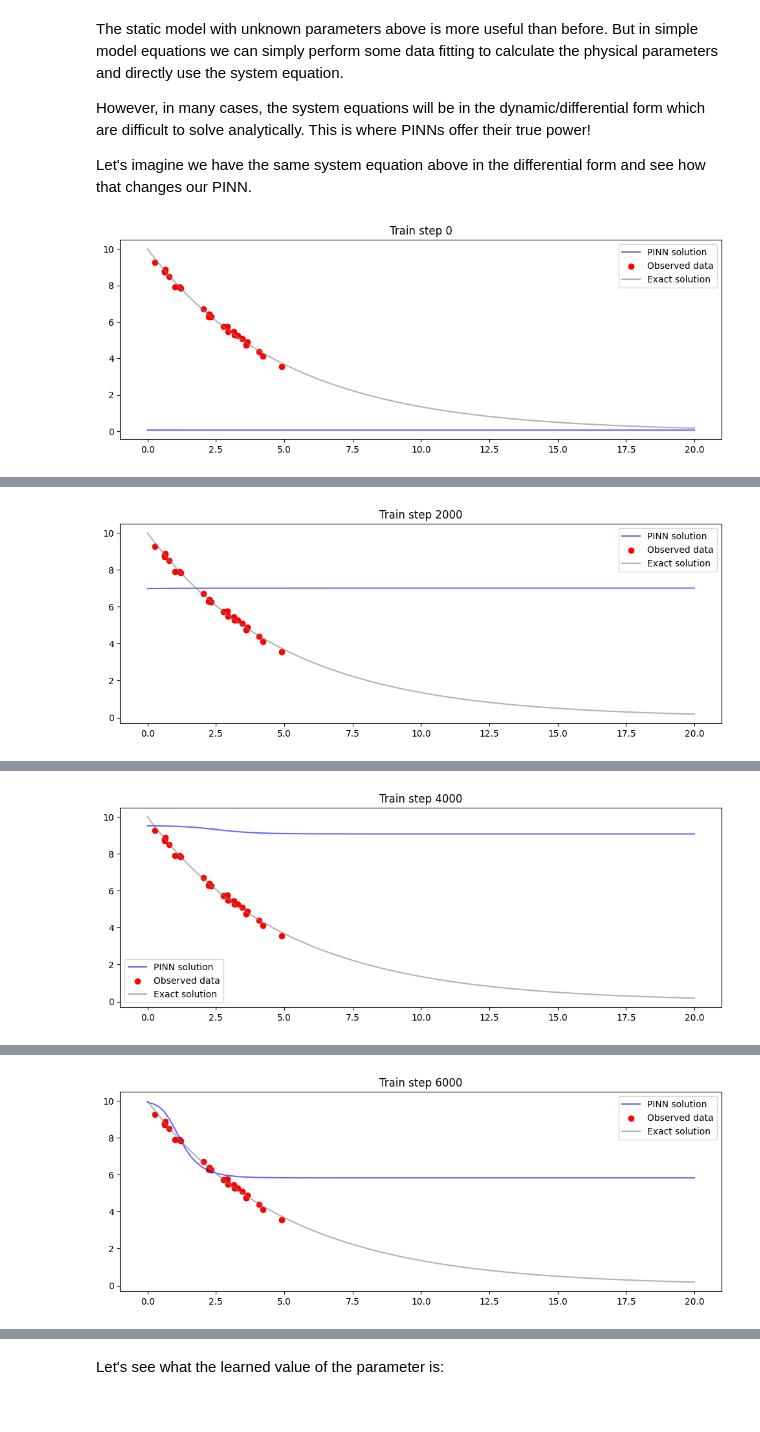
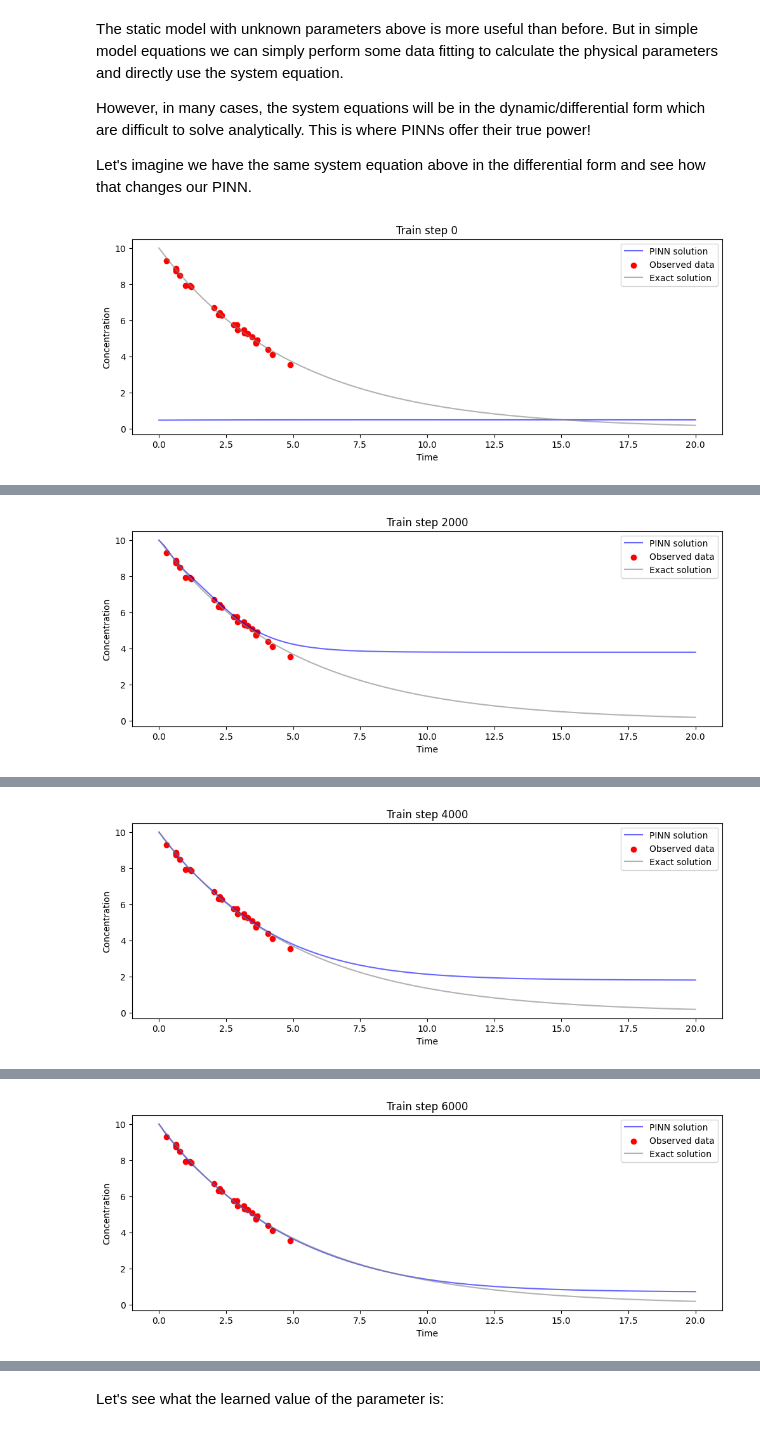
Before and after one commit to SamerHany/CHES307-Applications-of-Machine-Learning-in-Chemical-Engineering, a Jupyter notebook: Week 3/Tutorial 3 - Physics-informed neural networks.ipynb, the cells around one changed output, grey strips where cells are left out. Cells and saved outputs as stored; diff of their text form; code cells hidden in the pictures.

```diff
--- a/Week 3/Tutorial 3 - Physics-informed neural networks.ipynb
+++ b/Week 3/Tutorial 3 - Physics-informed neural networks.ipynb
@@ -123,8 +123,8 @@ To train our network, we need some observed/experimental data. So, we will creat
 torch.manual_seed(12)
 
 # model parameters
-c_0 = 10.0    # initial concentration
-k = 0.2     # reaction rate constant
+c_0 = 10.0      # initial concentration
+k = 0.2         # reaction rate constant
 
 # define the experimental range for the independent parameter
 x_obs = torch.rand(25).view(-1, 1) * 5
@@ -144,6 +144,8 @@ def plot_observed_data():
     plt.scatter(x_obs, y_obs, label='Observed data', color='red')
     plt.plot(x_test, y_exact, label='Exact solution', color='grey', alpha=0.6)
     plt.legend()
+    plt.xlabel('Time')
+    plt.ylabel('Concentration')
     plt.show()
 
 plot_observed_data()
@@ -413,33 +448,33 @@ class PINN(nn.Module):
         super().__init__()
         self.act_fn = act_fn
 
-        # create the input layer
-        self.input_layer = nn.Sequential(nn.Linear(n_input, n_hidden), act_fn)
+        # create the first hidden layer connected to the inputs
+        self.nn_start = nn.Sequential(nn.Linear(n_input, n_hidden), act_fn)
 
-        # create the hidden layers
-        self.hidden_layers = nn.Sequential(*[nn.Sequential(nn.Linear(n_hidden, n_hidden), act_fn) for _ in range(n_layers-1)])
+        # create the rest of the hidden layers
+        self.nn_hidden = nn.Sequential(*[nn.Sequential(nn.Linear(n_hidden, n_hidden), act_fn) for _ in range(n_layers-1)])
 
         # create the output layer
-        self.output_layer = nn.Linear(n_hidden, n_output)
+        self.nn_end = nn.Linear(n_hidden, n_output)
 
-        # physical parameters to be learned
+        # CHANGE #1: physical parameters to be learned
         self.k = nn.Parameter(torch.rand(1), requires_grad=True)
 
     # define the forward pass of the network
     def forward(self, x):
-        x = self.input_layer(x)
-        x = self.hidden_layers(x)
-        x = self.output_layer(x)
+        x = self.nn_start(x)
+        x = self.nn_hidden(x)
+        x = self.nn_end(x)
         return x
 
     # define the fit method
     def fit(self, X, y, n_epochs, lr=0.01):
-        # physical parameters
+        # CHANGE #2: physical parameters
         x_phys = torch.linspace(0, 20, 100).view(-1, 1).requires_grad_(True)     # very important to set requires_grad=True to compute gradients
-        x_bound = torch.tensor(0.).view(-1, 1).requires_grad_(True)
+        x_init = torch.tensor(0.).view(-1, 1).requires_grad_(True)
         lambda_data = 1
         lambda_phys = 2
-        lambda_bound = 10
+        lambda_init = 10
 
         # define the optimizer and the loss function
         optimizer = torch.optim.Adam(self.parameters(), lr=lr)
@@ -447,16 +482,17 @@ class PINN(nn.Module):
 
         # train the model
         for epoch in range(n_epochs+1):
-            # reset the gradients back to zero
+            # 1. reset the gradients back to zero
             optimizer.zero_grad()
 
-            # compute the output using the trained model
+            # 2. compute the output using the trained model
             y_pred = self.forward(X)
 
-            # compute data loss
+            # 3.1. compute data loss
             loss_data = loss_fn(y_pred, y)
 
-            # compute physics loss
+            # CHANGE #3: compute the gradients of the physical loss
+            # 3.2. compute physics loss
             y_phys = self.forward(x_phys)
             # compute the derivative of y with respect to x
             # this is done by using the autograd.grad function
@@ -464,15 +500,18 @@ class PINN(nn.Module):
             dydx = torch.autograd.grad(y_phys, x_phys, torch.ones_like(y_phys), create_graph=True)[0]
             loss_phys = loss_fn(dydx, -1*self.k*y_phys)
 
-            # compute boundary loss
-            y_bound = self.forward(x_bound)
-            loss_bound = loss_fn(y_bound, torch.tensor(c_0).view(-1, 1))
+            # CHANGE #4: compute the initial loss
+            # 3.3. compute initial loss
+            y_init = self.forward(x_init)
+            loss_init = loss_fn(y_init, torch.tensor(c_0).view(-1, 1))
 
-            # compute the total loss
-            loss = lambda_data*loss_data + lambda_phys*loss_phys + lambda_bound*loss_bound
+            # 3.4. compute the total loss
+            loss = lambda_data*loss_data + lambda_phys*loss_phys + lambda_init*loss_init
 
-            # backpropagate the loss and update the weights
+            # 4. backpropagate the loss
             loss.backward()
+
+            # 5. update the weights
             optimizer.step()
 
             # plot the result as training progresses
@@ -483,10 +522,13 @@ class PINN(nn.Module):
                 plt.plot(x_test[:,0], y_pred[:,0], label='PINN solution', color='blue', alpha=0.6)
                 plot_observed_data()
 
+                # print the loss
+                print(f'Epoch {epoch}, Loss {loss.item()}')
+
 # create a neural network instance
-model_pinn = PINN(1, 1, 3, 2)
+model_pinn = PINN(1, 1, 10, 2)
 
 # train the NN
-model_pinn.fit(x_obs, y_obs, 20000, lr=0.001)
+model_pinn.fit(x_obs, y_obs, 10000, lr=0.01)
 # %% [output]
-[figure, old version]
+[figure, new version]
@@ -493 +536 @@ model_pinn.fit(x_obs, y_obs, 20000, lr=0.001)
-[figure, old version]
+[figure, new version]
@@ -494 +538 @@ model_pinn.fit(x_obs, y_obs, 20000, lr=0.001)
-[figure, old version]
+[figure, new version]
@@ -495 +540 @@ model_pinn.fit(x_obs, y_obs, 20000, lr=0.001)
-[figure, old version]
+[figure, new version]
```
Also changed, not shown: parts of 8 cells of this notebook.
